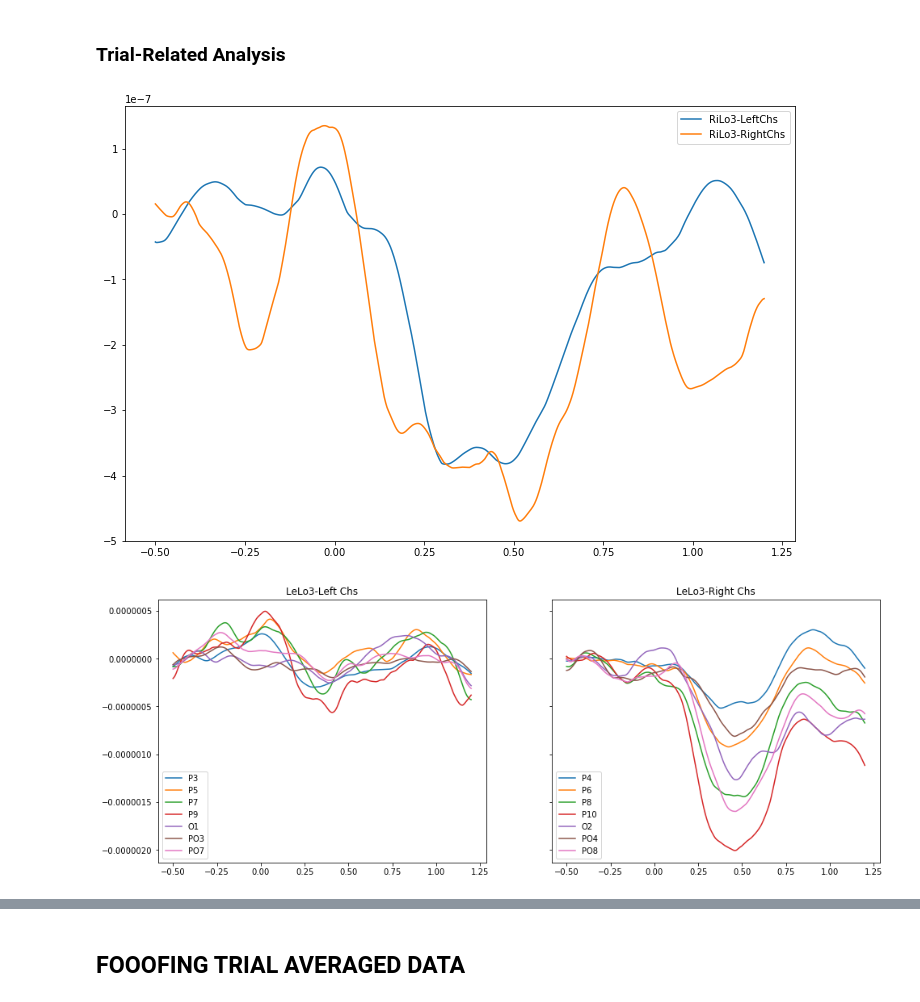
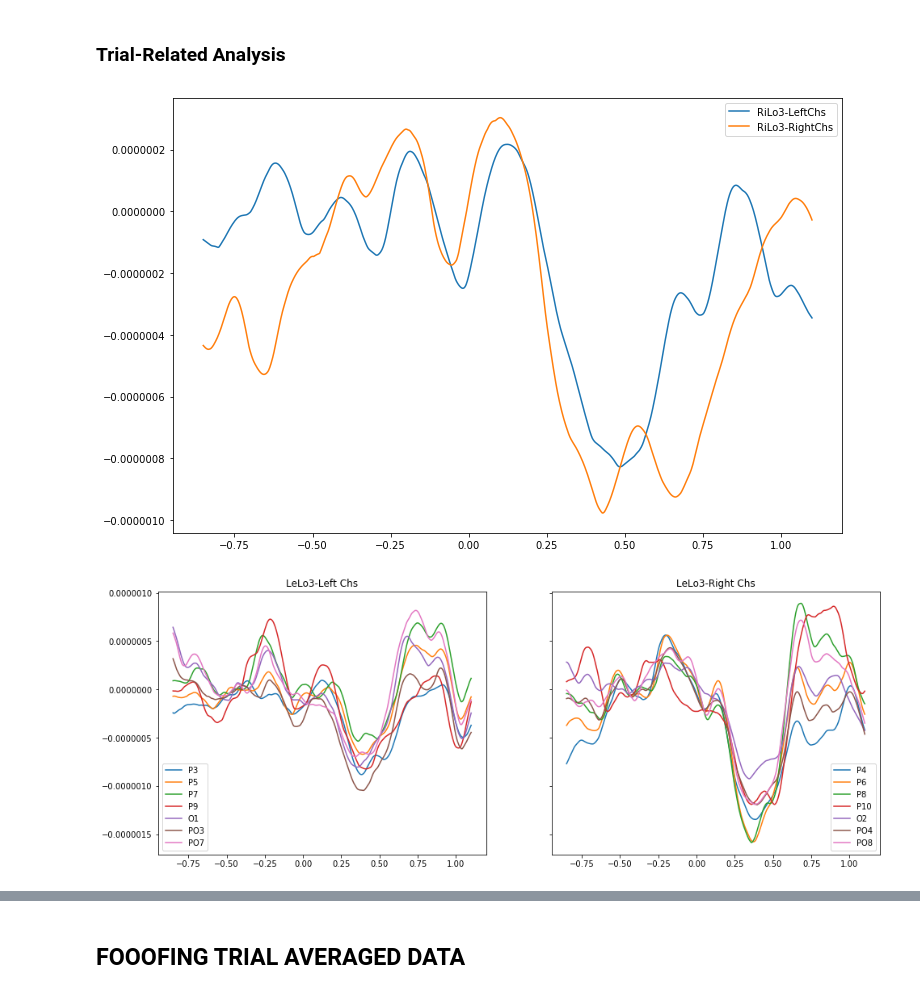
Before and after one commit to TomDonoghue/EEGparam, a Jupyter notebook: notebooks/FOOOF-EEG.ipynb, the cells around one changed output, grey strips where cells are left out. Saved outputs shown, nothing was run; the diff lists cells and outputs as text; code cells hidden in the pictures.

```diff
--- a/notebooks/FOOOF-EEG.ipynb
+++ b/notebooks/FOOOF-EEG.ipynb
@@ -142,6 +177,4 @@ eeg_dat.plot_sensors(show_names=True);
 # %%
-# #
-# drop_inds = list(set(heog_inds + veog_inds))
-# ica.exclude = drop_inds
-
-# print(ica.exclude)
+# Check the set of components to be dropped
+ica.exclude = drop_inds
+print(ica.exclude)
@@ -157,3 +213,3 @@ eeg_dat.plot_sensors(show_names=True);
 # %%
 # Apply ICA to data
-#ica.apply(eeg_dat);
+eeg_dat = ica.apply(eeg_dat);
@@ -167,7 +226,7 @@ evs = mne.find_events(eeg_dat, shortest_event=1, verbose=False)
 ev_codes = np.unique(evs[:, 2])
 
 # Pull out sampling rate
-srate = eeg_dat.info['sfreq']
+#srate = eeg_dat.info['sfreq']
 # %%
 # Set up event code dictionary, with key labels for each event type
 ev_dict = {'LeLo1': [201, 202], 'LeLo2': [205, 206], 'LeLo3': [209, 210],
@@ -324,10 +418,12 @@ fooof_dat.apply_hilbert(envelope=True)
 ### Epoching
 # %%
 # Epoch settings
-tmin, tmax = -0.5, 1.2
+#tmin, tmax = -0.5, 1.2
+tmin, tmax = -0.85, 1.1
 
 # Epoch trials - raw data for trial rejection
-epochs = mne.Epochs(eeg_dat, evs2, ev_dict2, tmin=tmin, tmax=tmax, baseline=(-0.5, -0.35), preload=True)
+#epochs = mne.Epochs(eeg_dat, evs2, ev_dict2, tmin=tmin, tmax=tmax, baseline=(-0.5, -0.35), preload=True)
+epochs = mne.Epochs(eeg_dat, evs2, ev_dict2, tmin=tmin, tmax=tmax, baseline=None, preload=True)
 
 # Epoch trials - filtered version
 epochs_alpha = mne.Epochs(alpha_dat, evs2, ev_dict2, tmin=tmin, tmax=tmax, baseline=(-0.50, -0.35), preload=True);
@@ -379,17 +482,17 @@ ri_inds = [epochs.ch_names.index(chn) for chn in ri_chs]
 # %%
 # Check lateralized alpha response for particular trial type
 trial_type = 'RiLo3'
-times = np.arange(-0.5, 1.2, 1/srate)
+times = np.arange(tmin, tmax, 1/srate)
 plt.figure(figsize=[12, 8])
 plt.plot(times, np.mean(epochs_alpha[trial_type]._data[:, le_inds, :], 0).T[:, 0], label=trial_type+'-LeftChs')
 plt.plot(times, np.mean(epochs_alpha[trial_type]._data[:, ri_inds, :], 0).T[:, 0], label=trial_type+'-RightChs')
 plt.legend();
 # %% [output]
-[figure, old version]
+[figure, new version]
 # %%
 # Plot the responses across channels
 trial_type = 'LeLo3'
-times = np.arange(-0.5, 1.2, 1/srate)
+times = np.arange(tmin, tmax, 1/srate)
 
 f, (ax1, ax2) = plt.subplots(1, 2, sharey=True, figsize=[16, 6])
 
@@ -401,7 +504,7 @@ ax2.plot(times, np.mean(epochs_alpha[trial_type]._data[:, ri_inds, :], 0).T);
 ax2.set_title(trial_type+'-Right Chs')
 ax2.legend(ri_chs);
 # %% [output]
-[figure, old version]
+[figure, new version]
 # %%
 # Pull out channel of interest for each load level - canonical data
 #  Channels extracted are those contralateral to stimulus presentation
```
Also changed, not shown: parts of 54 cells of this notebook.
